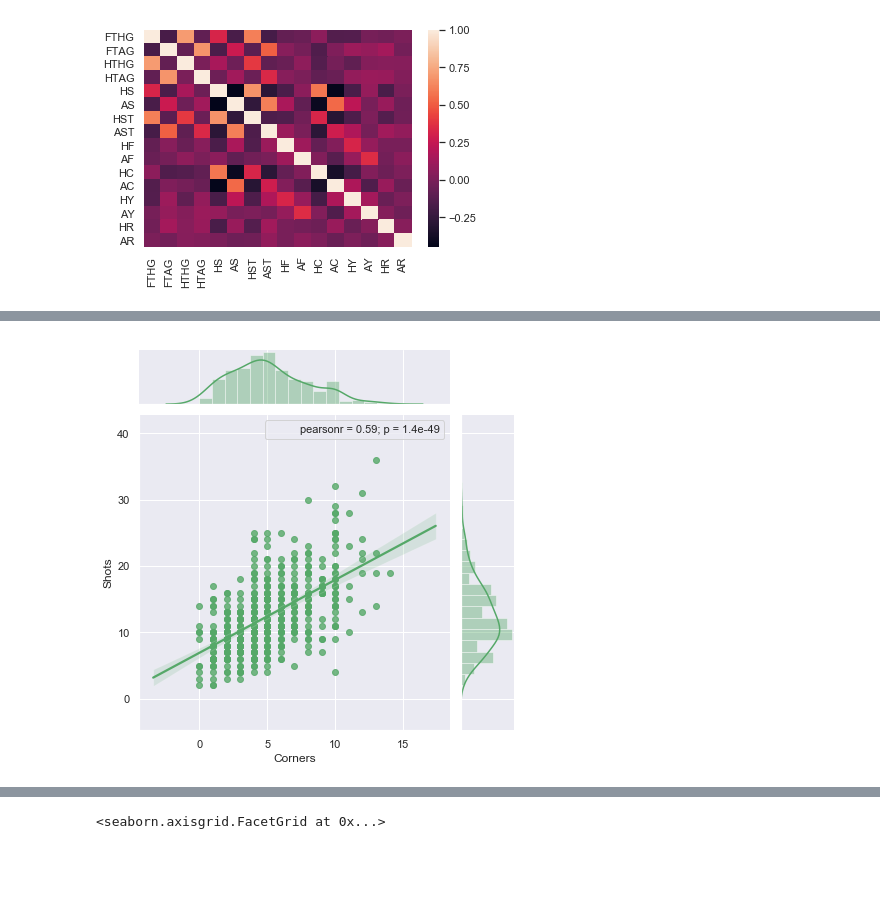
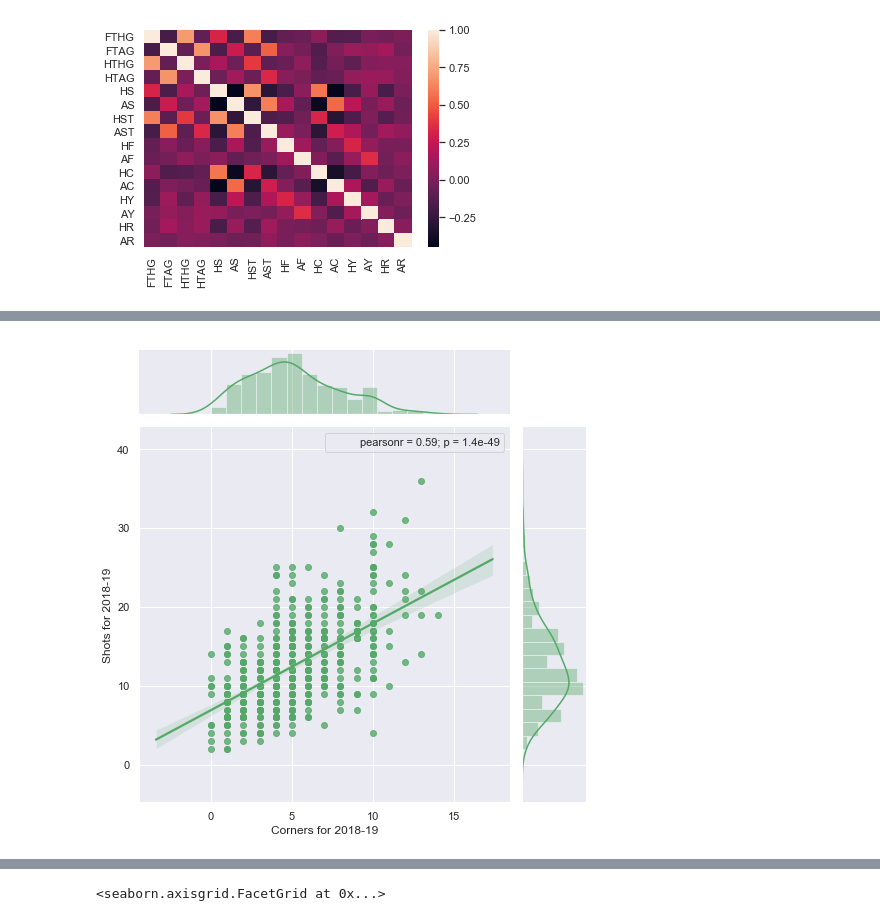
Before and after one commit to sarthakbatragatech/SoccerViz, a Jupyter notebook: SoccerViz.ipynb, the cells around one changed output, grey strips where cells are left out. Drawn from its saved outputs; the diff is of its cells as text; code cells hidden in the pictures; blank space fills up the shorter version.

```diff
--- a/SoccerViz.ipynb
+++ b/SoccerViz.ipynb
@@ -79,13 +132,13 @@ j.annotate(stats.pearsonr)
 # %%
 # Corners and Shot dependence
 corners = pd.concat([df['HC'], df['AC']])
 shots = pd.concat([df['HS'], df['AS']])
 
 sns.set(style="darkgrid", color_codes=True)
-j = sns.jointplot(corners, shots, kind='reg', color="g")
+j = sns.jointplot(corners, shots, kind='reg', color="g", height=7)
 j.annotate(stats.pearsonr)
-plt.xlabel('Corners')
-plt.ylabel('Shots')
+plt.xlabel('Corners for 2018-19')
+plt.ylabel('Shots for 2018-19')
 plt.show('j')
 # %% [output]
-[figure, old version]
+[figure, new version]
```
Also changed, not shown: parts of 16 cells of this notebook.
